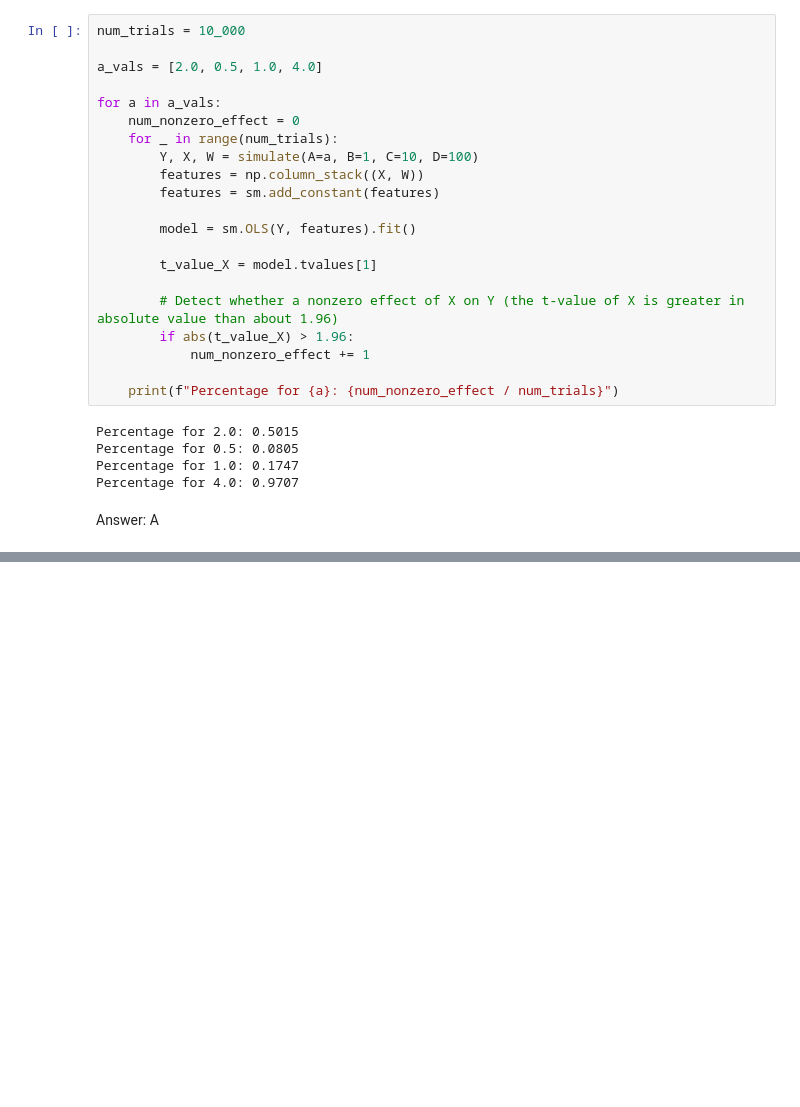
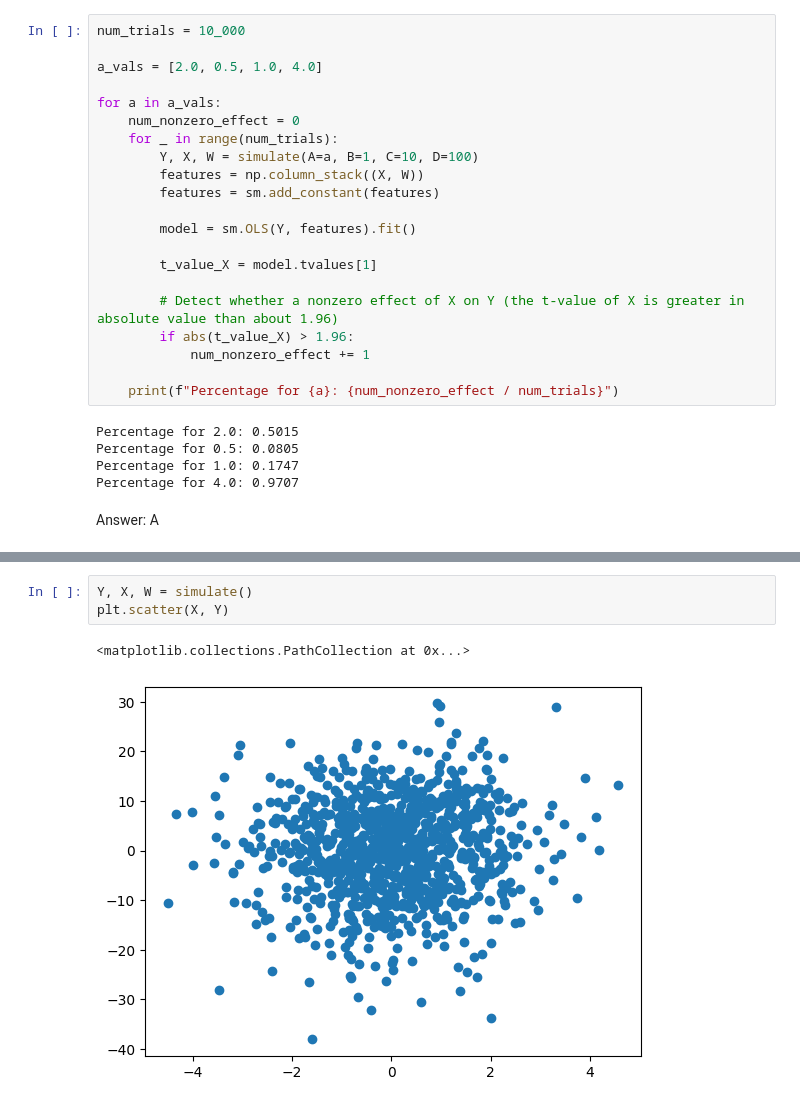
Before and after one commit to calebhadley1/DX702-mod-6, a Jupyter notebook: homework_9.ipynb, the cells around one changed output, grey strips where cells are left out. Drawn from its saved outputs; the diff is of its cells as text; blank space fills up the shorter version.

```diff
--- a/homework_9.ipynb
+++ b/homework_9.ipynb
@@ -147,0 +168,6 @@ Answer: A
+# %%
+Y, X, W = simulate()
+plt.scatter(X, Y)
+# %% [output]
+<matplotlib.collections.PathCollection at 0x...>
+[figure, added]
```
Also changed, not shown: parts of 10 cells of this notebook.
